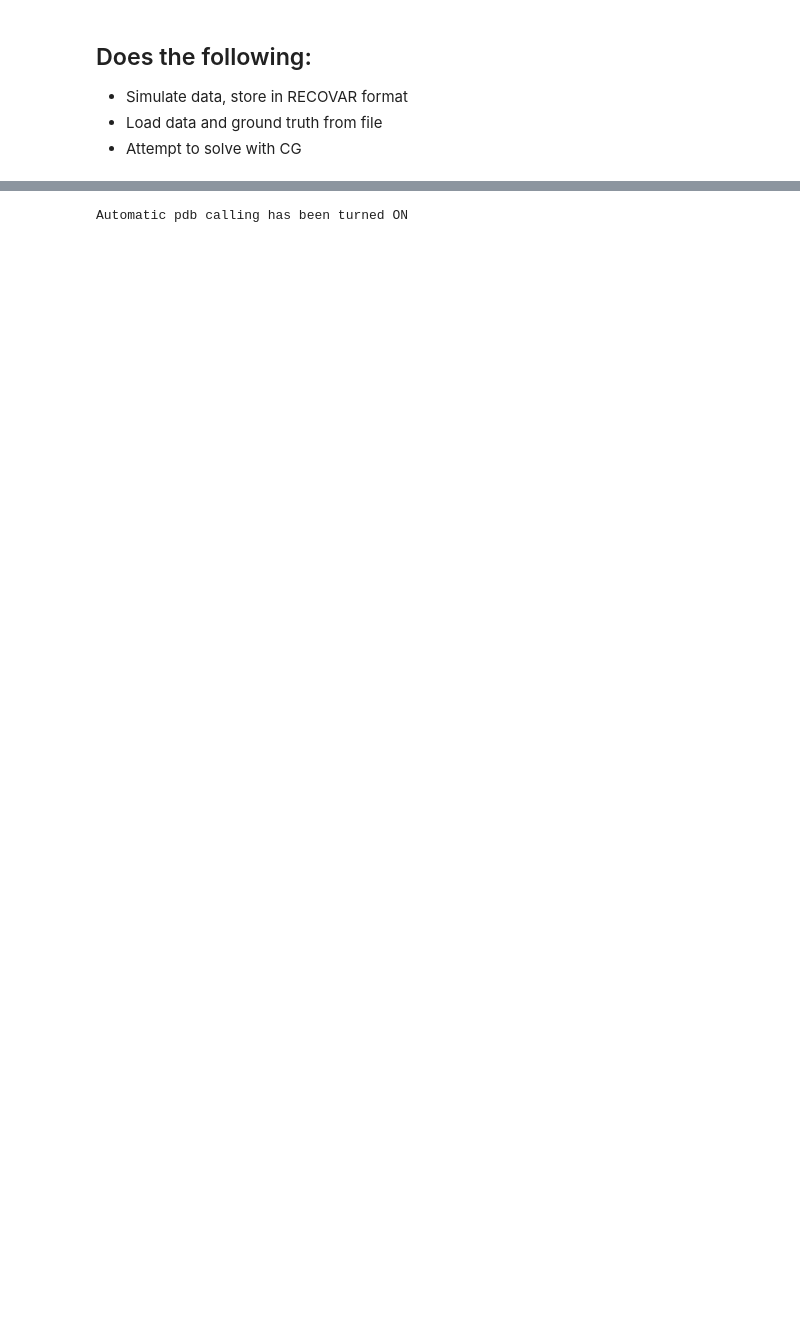
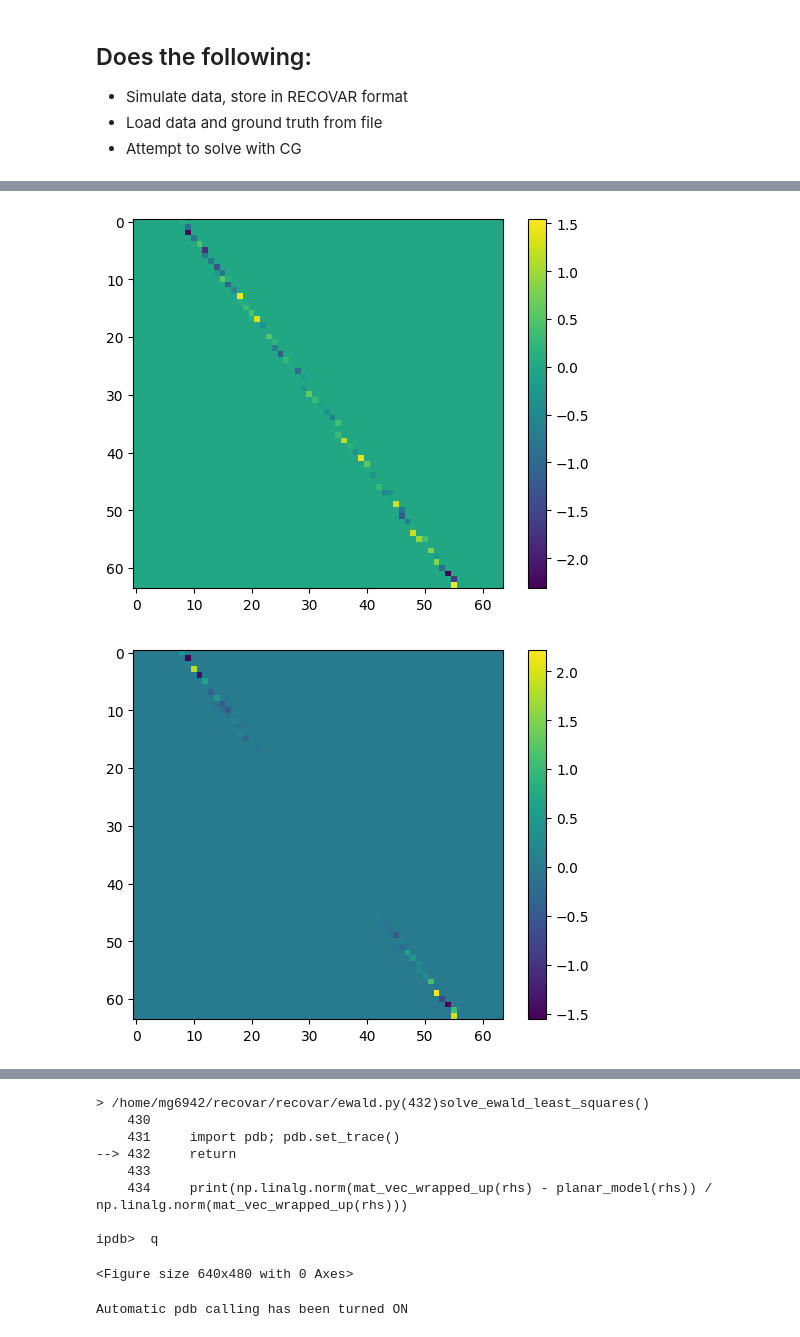
Before and after one commit to ma-gilles/recovar, a Jupyter notebook: ewald_test_cg.ipynb, the cells around one changed output, grey strips where cells are left out. Saved outputs shown, nothing was run; the diff lists cells and outputs as text; code cells hidden in the pictures; blank space fills up the shorter version.

```diff
--- a/ewald_test_cg.ipynb
+++ b/ewald_test_cg.ipynb
@@ -50,0 +110,8 @@ ipdb>  q
+# %%
+from recovar import ewald
+reload(ewald)
+
+batch_size = 500
+x1, residuals = ewald.solve_ewald_least_squares(cryo, batch_size, "nearest", signal_variance, noise_variance)
+plt.semilogy(residuals)
+# %% [output]
@@ -50,0 +120,2 @@ ipdb>  q
+[figure, added]
+[figure, added]
@@ -51,3 +124,12 @@ ipdb>  q
+> /home/mg6942/recovar/recovar/ewald.py(432)solve_ewald_least_squares()
+    430
+    431     import pdb; pdb.set_trace()
+--> 432     return
+    433
+    434     print(np.linalg.norm(mat_vec_wrapped_up(rhs) - planar_model(rhs)) / np.linalg.norm(mat_vec_wrapped_up(rhs)))
+
+ipdb>  q
+<Figure size 640x480 with 0 Axes>
 # %%
 pdb
 # %% [output]
```
Also changed, not shown: parts of 71 cells of this notebook.
